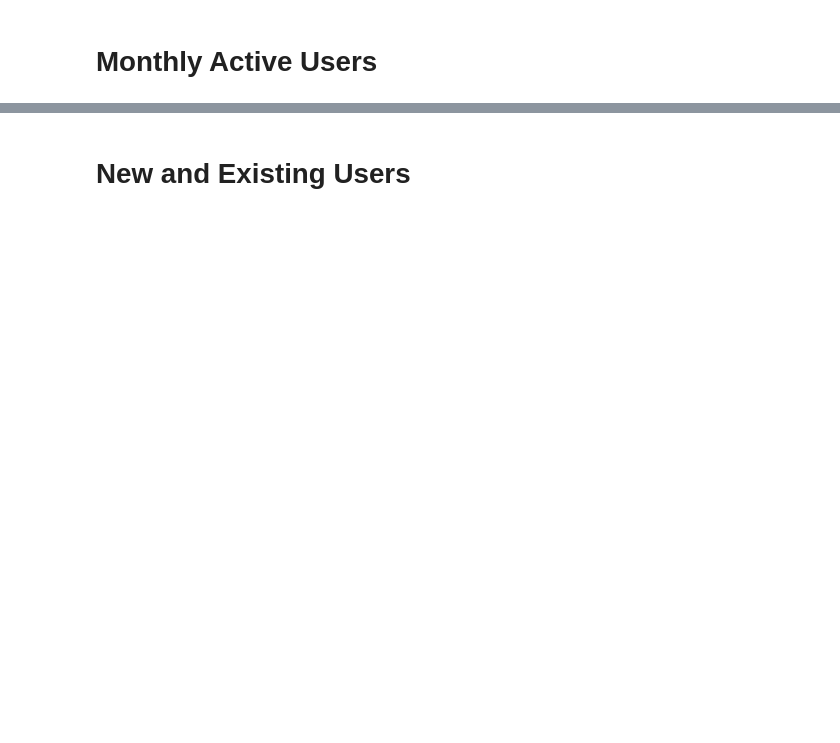
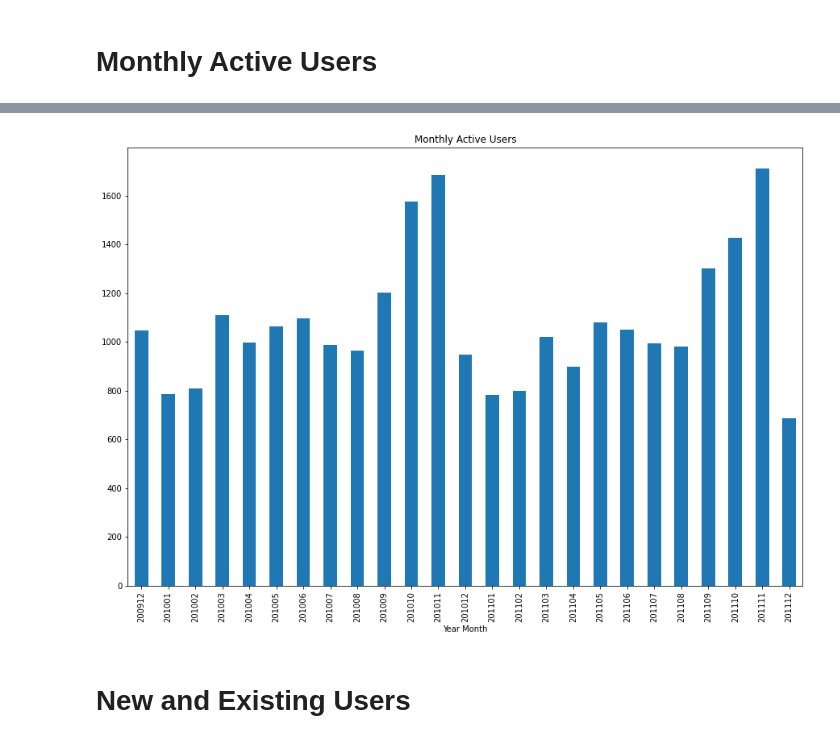
Before and after one commit to jarviscanada/jarvis_data_eng_JasmeetBrar, a Jupyter notebook: python_data_analytics/retail_data_analytics_wrangling.ipynb, the cells around one changed output, grey strips where cells are left out. Cells and saved outputs as stored; diff of their text form; code cells hidden in the pictures; blank space fills up the shorter version.

```diff
--- a/python_data_analytics/retail_data_analytics_wrangling.ipynb
+++ b/python_data_analytics/retail_data_analytics_wrangling.ipynb
@@ -183,6 +268,13 @@ df.plot(x="yyyymm", y=["Placement", "Cancellation"], kind="bar", figsize=(15,10)
 ![](https://i.imgur.com/eFYp8VF.jpg)
 
 ---
+# %%
+unique_customers_df = invoice_year_month_df.groupby(["yyyymm", "CustomerID"]).size().groupby("yyyymm").size().reset_index()
+unique_customers_df.columns = ["yyyymm", "Customers"]
+df = unique_customers_df.plot(x="yyyymm", y="Customers", xlabel="Year Month", kind="bar", figsize=(15,10), title="Monthly Active Users", legend=False)
+plt.show()
+# %% [output]
+[figure, added]
 # %% [markdown]
 # New and Existing Users
 # %% [markdown]
```
Also changed, not shown: parts of 13 cells of this notebook.
